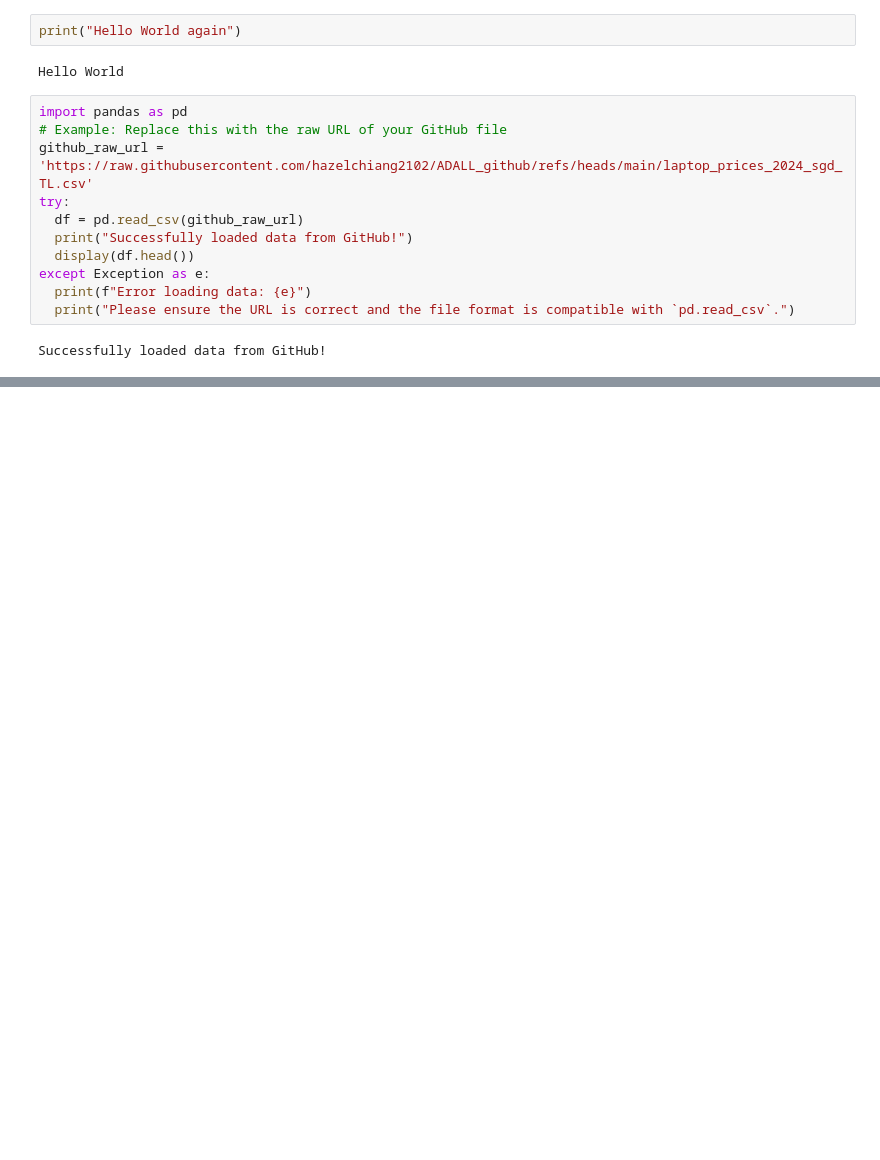
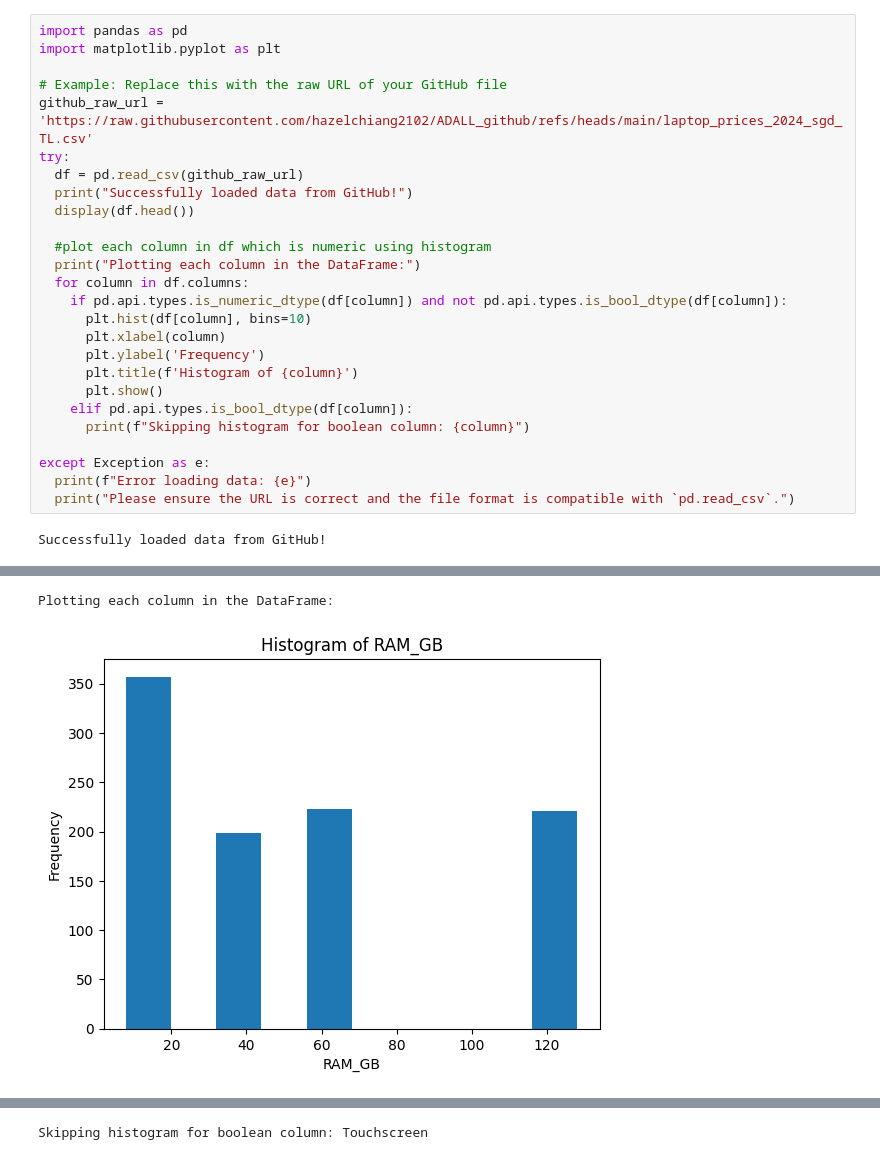
Before and after one commit to hazelchiang2102/ADALL_github, a Jupyter notebook: Main.ipynb, the cells around one changed output, grey strips where cells are left out. Cells and saved outputs as stored; diff of their text form; blank space fills up the shorter version.

```diff
--- a/Main.ipynb
+++ b/Main.ipynb
@@ -1,25 +1,38 @@
 # %% [markdown]
 <a href="https://colab.research.google.com/github/hazelchiang2102/ADALL_github/blob/main/Main.ipynb" target="_parent"><img src="https://colab.research.google.com/assets/colab-badge.svg" alt="Open In Colab"/></a>
-# %%
-print("Hello World again")
-# %% [output]
-Hello World
 # %%
 import pandas as pd
+import matplotlib.pyplot as plt
+
 # Example: Replace this with the raw URL of your GitHub file
 github_raw_url = 'https://raw.githubusercontent.com/hazelchiang2102/ADALL_github/refs/heads/main/laptop_prices_2024_sgd_TL.csv'
 try:
   df = pd.read_csv(github_raw_url)
   print("Successfully loaded data from GitHub!")
   display(df.head())
+
+  #plot each column in df which is numeric using histogram
+  print("Plotting each column in the DataFrame:")
+  for column in df.columns:
+    if pd.api.types.is_numeric_dtype(df[column]) and not pd.api.types.is_bool_dtype(df[column]):
+      plt.hist(df[column], bins=10)
+      plt.xlabel(column)
+      plt.ylabel('Frequency')
+      plt.title(f'Histogram of {column}')
+      plt.show()
+    elif pd.api.types.is_bool_dtype(df[column]):
+      print(f"Skipping histogram for boolean column: {column}")
+
 except Exception as e:
   print(f"Error loading data: {e}")
   print("Please ensure the URL is correct and the file format is compatible with `pd.read_csv`.")
 # %% [output]
 Successfully loaded data from GitHub!
 |  | Brand | Model | CPU | GPU | RAM_GB | Storage_Type | Storage_GB | Touchscreen | Weight_kg | ... |
 | 0 | Acer | Aspire 5 | Intel i9-14900HK | NVIDIA RTX 4070 | 64 | SSD | 256 | False | 1.56 | ... |
 | 1 | Acer | Nitro 5 | AMD Ryzen 9 8900HX | AMD Radeon 780M | 32 | SSD | 1024 | True | 1.45 | ... |
 | 2 | Acer | Nitro 5 | AMD Ryzen 5 8600H | NVIDIA RTX 4050 | 32 | SSD | 2048 | False | 1.34 | ... |
 | 3 | Acer | TravelMate P6 | Intel Core Ultra 7 15500H | NVIDIA RTX 4060 | 16 | SSD | 4096 | True | 1.18 | ... |
 | 4 | Acer | Predator Helios 300 | Intel i7-14800H | NVIDIA RTX 4070 | 8 | SSD | 1024 | True | 1.31 | ... |
+Plotting each column in the DataFrame:
+[figure, added]
@@ -25,0 +40 @@ Successfully loaded data from GitHub!
+Skipping histogram for boolean column: Touchscreen
```
Also changed, not shown: parts of 2 cells of this notebook.
